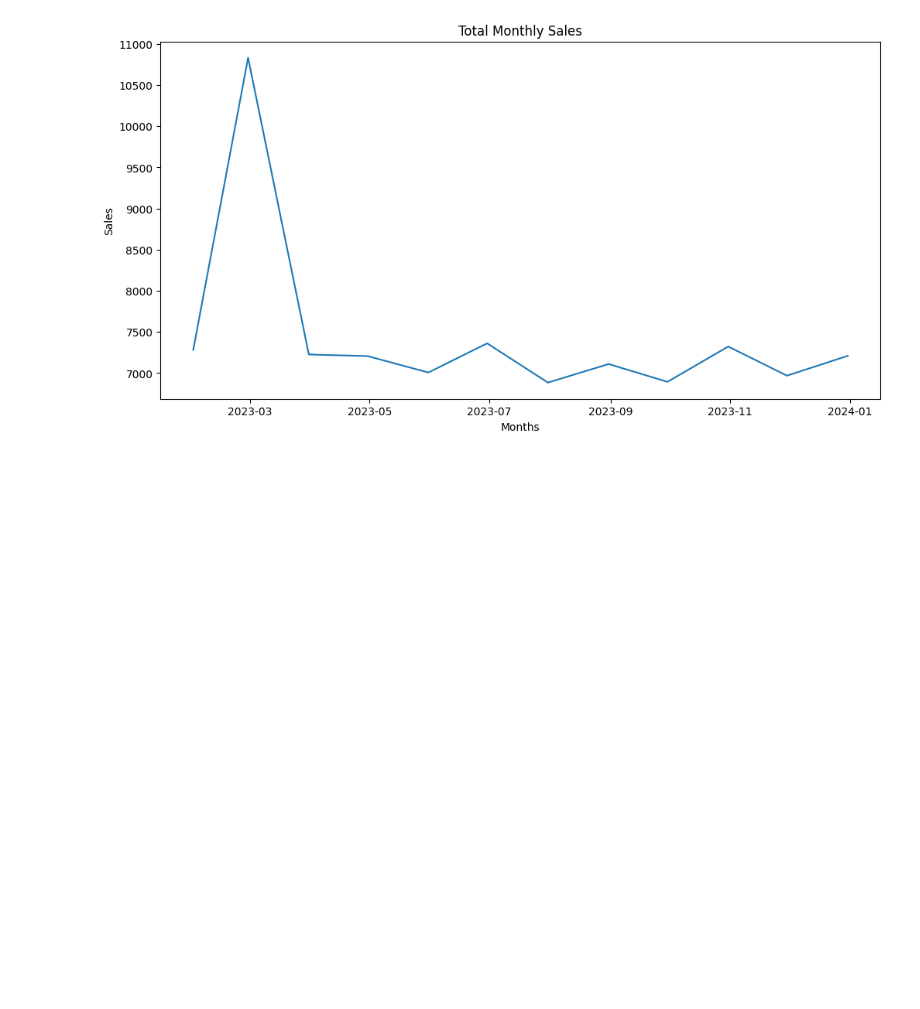
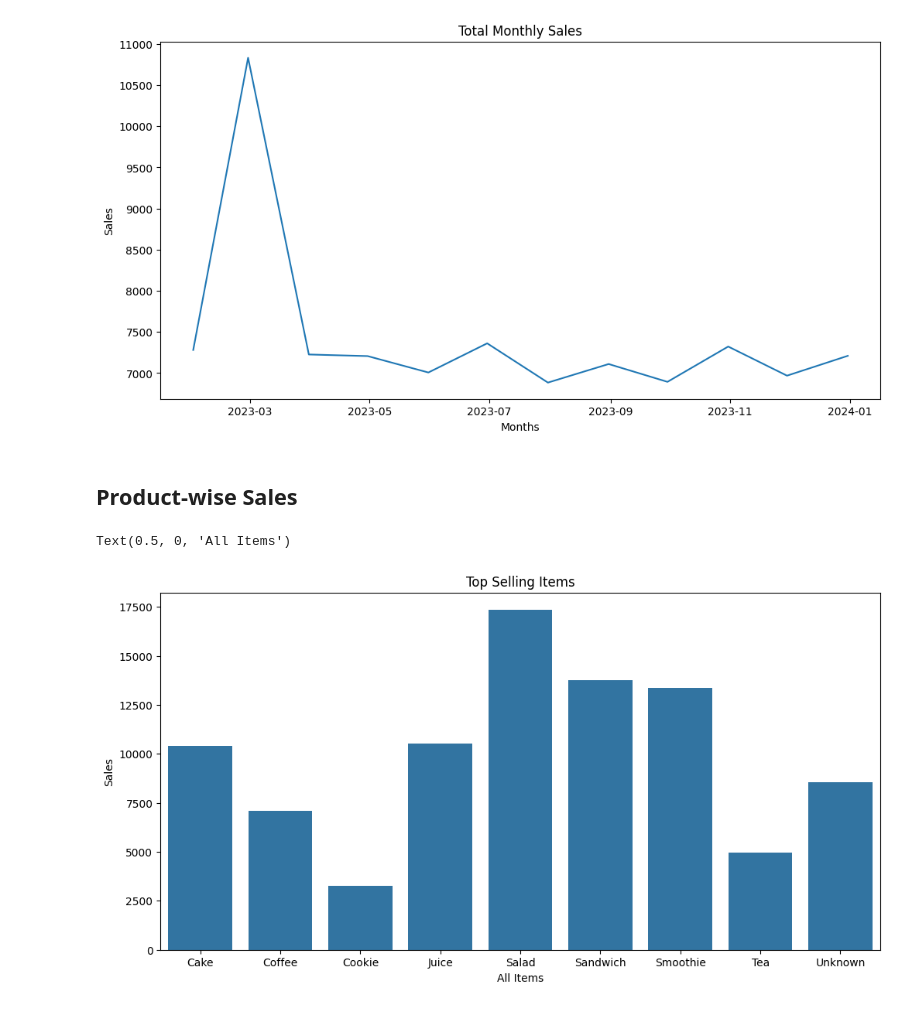
Before and after one commit to gauravvxv/cafe-sales, a Jupyter notebook: notebook/cafe_data.ipynb, the cells around one changed output. Drawn from its saved outputs; the diff is of its cells as text; code cells hidden in the pictures; blank space fills up the shorter version.

```diff
--- a/notebook/cafe_data.ipynb
+++ b/notebook/cafe_data.ipynb
@@ -316,3 +311,16 @@ plt.ylabel('Sales')
 # %% [output]
 Text(0, 0.5, 'Sales')
 [figure]
+# %% [markdown]
+## Product-wise Sales
+# %%
+top_selling = data.groupby('item')['total_spent'].sum()
+# %%
+plt.figure(figsize=(12,6))
+sns.barplot(data=top_selling)
+plt.title('Top Selling Items')
+plt.ylabel('Sales')
+plt.xlabel('All Items')
+# %% [output]
+Text(0.5, 0, 'All Items')
+[figure, added]
```
Also changed, not shown: parts of 13 cells of this notebook.
